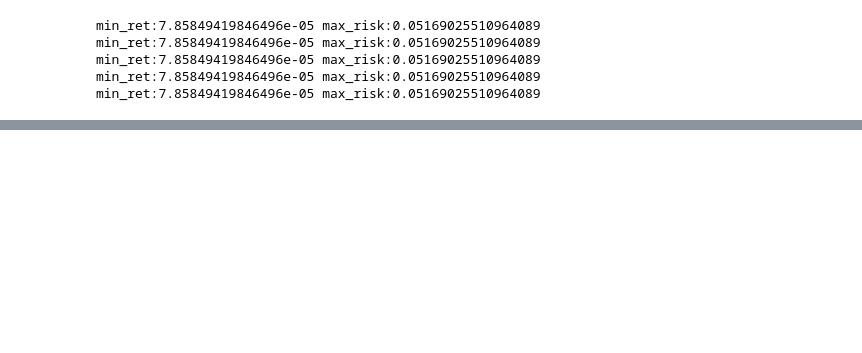
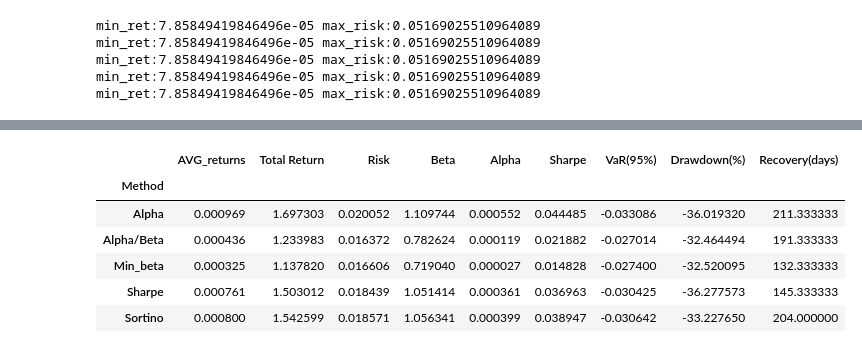
Before and after one commit to Shinypuff/Portfolios, a Jupyter notebook: port_US.ipynb, the cells around one changed output, grey strips where cells are left out. Cells and saved outputs as stored; diff of their text form; code cells hidden in the pictures; blank space fills up the shorter version.

```diff
--- a/port_US.ipynb
+++ b/port_US.ipynb
@@ -564,3 +481,14 @@ df
+# %%
+AVG = test.drop(test[test['index']=='market'].index).groupby(by='Method').mean()
+AVG.drop('Baseline', axis=0)
+# %% [output]
+|  | AVG_returns | Total Return | Risk | Beta | Alpha | Sharpe | VaR(95%) | Drawdown(%) | Recovery(days) |
+| Method |  |  |  |  |  |  |  |  |  |
+| Alpha | 0.000969 | 1.697303 | 0.020052 | 1.109744 | 0.000552 | 0.044485 | -0.033086 | -36.019320 | 211.333333 |
+| Alpha/Beta | 0.000436 | 1.233983 | 0.016372 | 0.782624 | 0.000119 | 0.021882 | -0.027014 | -32.464494 | 191.333333 |
+| Min_beta | 0.000325 | 1.137820 | 0.016606 | 0.719040 | 0.000027 | 0.014828 | -0.027400 | -32.520095 | 132.333333 |
+| Sharpe | 0.000761 | 1.503012 | 0.018439 | 1.051414 | 0.000361 | 0.036963 | -0.030425 | -36.277573 | 145.333333 |
+| Sortino | 0.000800 | 1.542599 | 0.018571 | 1.056341 | 0.000399 | 0.038947 | -0.030642 | -33.227650 | 204.000000 |
 # %%
 #args: df_metr, port, method
 
```
Also changed, not shown: parts of 19 cells of this notebook, 1 other file.
